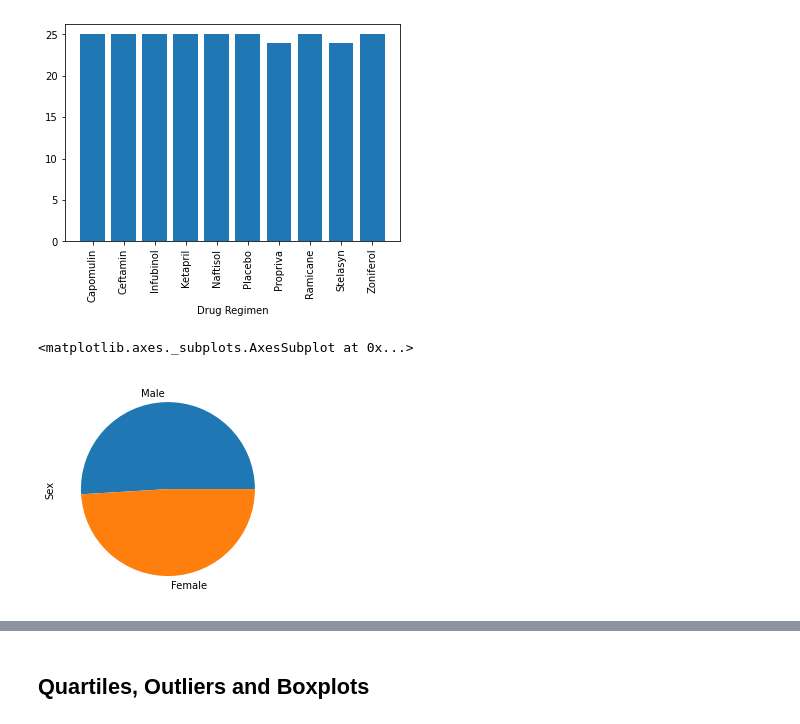
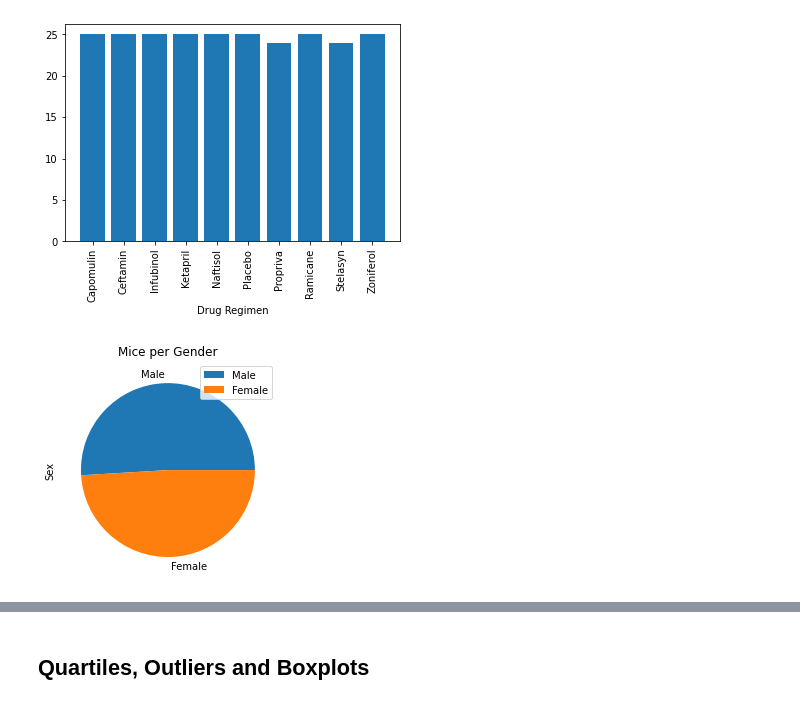
Before and after one commit to jenmusdat/matplotlib-challenge, a Jupyter notebook: Pymaceuticals/pymaceuticals_starter.ipynb, the cells around one changed output, grey strips where cells are left out. Drawn from its saved outputs; the diff is of its cells as text; code cells hidden in the pictures.

```diff
--- a/Pymaceuticals/pymaceuticals_starter.ipynb
+++ b/Pymaceuticals/pymaceuticals_starter.ipynb
@@ -158,8 +158,11 @@ plt.show()
 # %%
 # Generate a pie plot showing the distribution of female versus male mice using pandas
 mice_drug_counts = clean_combine["Sex"].value_counts()
 mice_drug_counts
 mice_drug_counts.plot(kind = "pie")
+plt.title("Mice per Gender")
+plt.legend(loc="best")
+plt.startangle = 90
+plt.show()
 # %% [output]
-<matplotlib.axes._subplots.AxesSubplot at 0x...>
-[figure, old version]
+[figure, new version]
```
Also changed, not shown: parts of 7 cells of this notebook.
